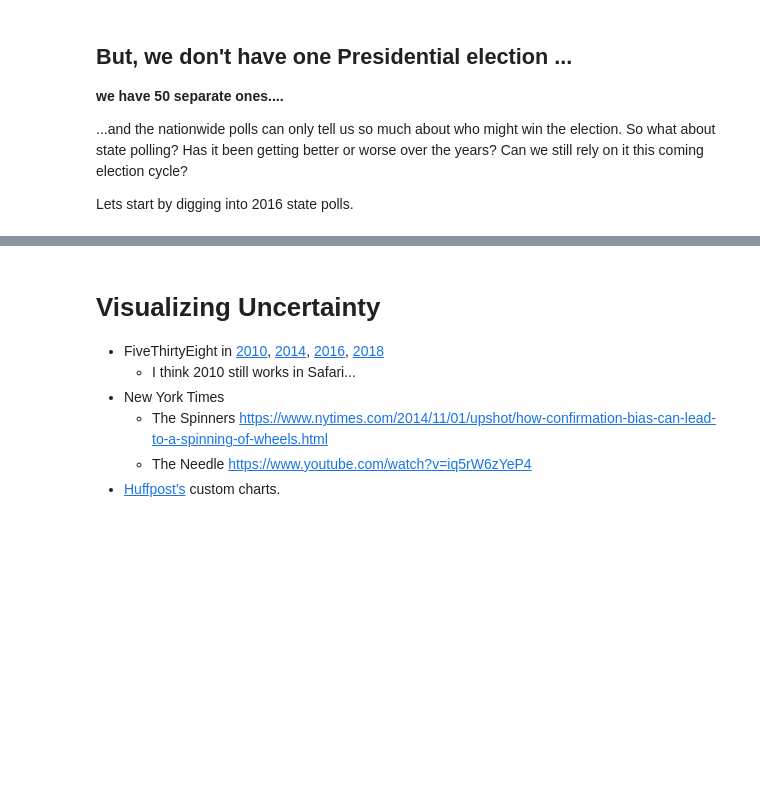
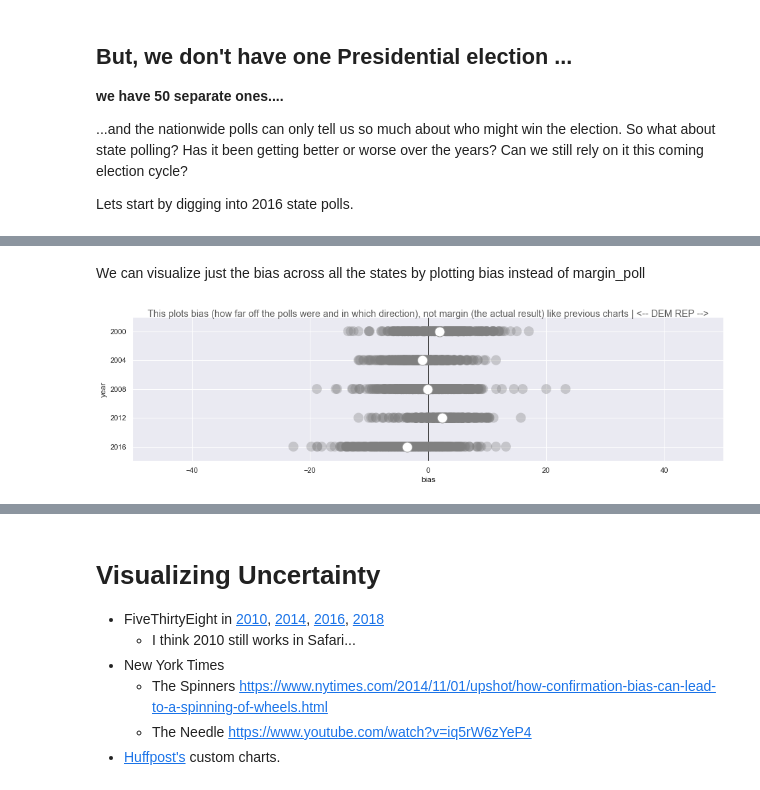
Before and after one commit to dmil/wrangler-polls, a Jupyter notebook: polling-analysis.ipynb, the cells around one changed output, grey strips where cells are left out. Drawn from its saved outputs; the diff is of its cells as text; code cells hidden in the pictures; blank space fills up the shorter version.

```diff
--- a/polling-analysis.ipynb
+++ b/polling-analysis.ipynb
@@ -261,0 +199,11 @@ Still, in the aggregate, you're better off looking at an adjusted average of the
+# %% [markdown]
+We can visualize just the bias across all the states by plotting bias instead of margin_poll
+# %%
+dotplot(presidential_state_level_polls,
+    # x='margin_poll', y='year', result='margin_actual', # changing the chart from this to bias
+    x='bias', y='year',
+    title='',
+    subtitle='This plots bias (how far off the polls were and in which direction), not margin (the actual result) like previous charts | <-- DEM REP -->',
+    figsize=(16,4))
+# %% [output]
+[figure, added]
```
Also changed, not shown: parts of 56 cells of this notebook.
